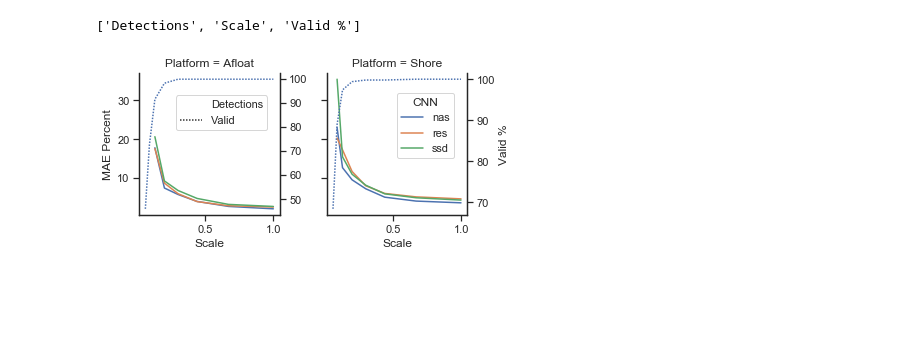
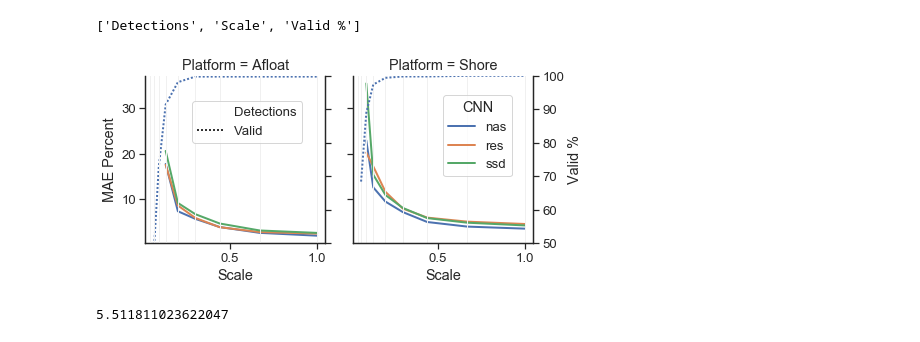
Before and after one commit to gmonkman/python, a Jupyter notebook: jupyter/mv_graph_scale.ipynb, the cells around one changed output. Saved outputs shown, nothing was run; the diff lists cells and outputs as text; code cells hidden in the pictures; blank space fills up the shorter version.

```diff
--- a/jupyter/mv_graph_scale.ipynb
+++ b/jupyter/mv_graph_scale.ipynb
@@ -44,36 +83,63 @@ list(df_shore)
 # %% [output]
 ['Detections', 'Scale', 'Valid %']
 # %%
+H = getheight(width=FigWidths.single_col, aspect=2)
+#print(H)
+#H=H*2
+H = 3.543
+aspect = 1.5
 all_xticks = [0.04,0.06,0.09,0.13,0.2,0.3,0.44,0.67,1]
 
 #https://matplotlib.org/users/colors.html
 #https://matplotlib.org/api/_as_gen/matplotlib.lines.Line2D.html#matplotlib.lines.Line2D.set_linestyle
 color = ['0.5', 'b', 'g']
 #d = {'color': color , 'ls' : ["None", "None", "None"]}
 
-g = sns.FacetGrid(df, col='Platform', hue='CNN', hue_kws={'markers':['+','o','-']}) #, hue_kws=d
+g = sns.FacetGrid(df, col='Platform', height=H, aspect=1, hue='CNN', hue_kws={'markers':['+','o','-']}) #, hue_kws=d
 g.map(sns.lineplot, 'Scale', 'MAE Percent', ci=None, markers=True)
-#g.add_legend();
-#g.set_xticklabels(rotation=90)
-#g.set(xticks=all_xticks)
+
+
 plt.legend(loc=(0.5,0.4), title='CNN')
 axAfloat = g.axes[0,0]
 axShore = g.axes[0,1]
 
+#AFLOAT1
 axAfloat1 = axAfloat.twinx()
 sns.lineplot(x="Scale", y="Valid %", style="Detections", data=df_afloat, ax=axAfloat1, dashes={'Valid':(1,1)})
-y_ax = axAfloat1.axes.get_yaxis()
-y_lbl = y_ax.get_label()
-y_lbl.set_visible(False)
+axAfloat1.set_ylim(50, 100)
+labels = [item.get_text() for item in axAfloat1.get_yticklabels()]
+empty_string_labels = ['']*len(labels)
+axAfloat1.set_yticklabels(empty_string_labels)
+axAfloat1.yaxis.label.set_visible(False)
+
 plt.legend(loc=(0.26,0.6), title='')
 
+#SHORE1
 axShore1 = axShore.twinx()
 sns.lineplot(x="Scale", y="Valid %", style="Detections", data=df_shore, ax=axShore1, dashes={'Valid':(1,1)})
+axShore1.set_ylim(50, 100)
+for v in all_xticks:
+    axAfloat1.axvline(x=v, aa=False, color='#F0F0F0', linewidth=0.5)
+
+for v in all_xticks:
+    axShore.axvline(x=v, aa=False, color='#F0F0F0', linewidth=0.5)
+#axAfloat1.get_yaxis().set_ticks([])
+
+
+
 axShore1.legend_.remove()
 plt.tight_layout()
 sns.despine(top=True, right=False)
 
 
-plt.savefig('C:/Users/Graham Monkman/OneDrive/Documents/PHD/My Papers/Fiducial_machine_vision_estimates/images/scale_and_det.jpg', dpi=500)
+
+
+plt.savefig('C:/Users/Graham Monkman/OneDrive/Documents/PHD/My Papers/Fiducial_machine_vision_estimates/images/scale_and_det.eps', dpi=500)
+plt.savefig('C:/Users/Graham Monkman/OneDrive/Documents/PHD/My Papers/Fiducial_machine_vision_estimates/images/scale_and_det.jpg')
+folder_open('C:/Users/Graham Monkman/OneDrive/Documents/PHD/My Papers/Fiducial_machine_vision_estimates/images')
 # %% [output]
-[figure, old version]
+[figure, new version]
+# %%
+getheight(width=FigWidths.one_and_a_half_col, aspect=1)
+# %% [output]
+5.511811023622047
```
Also changed, not shown: parts of 2 cells of this notebook, 10 other files.
